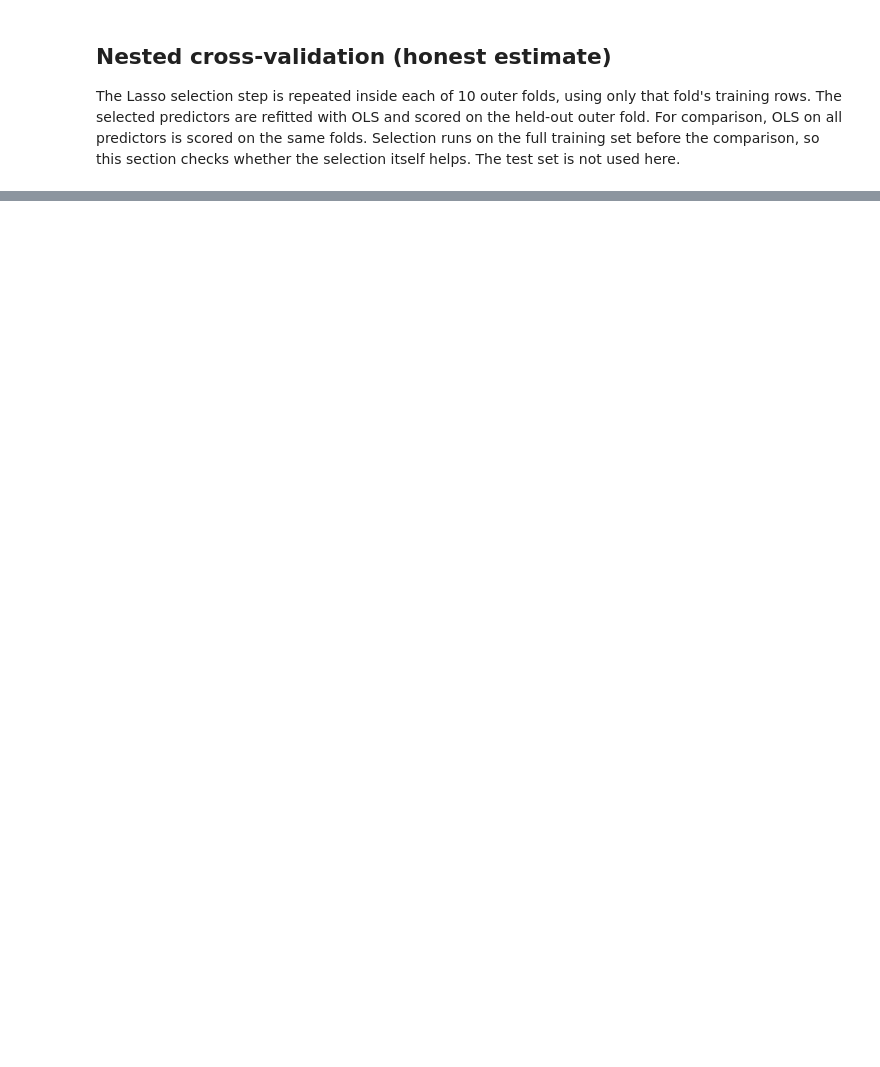
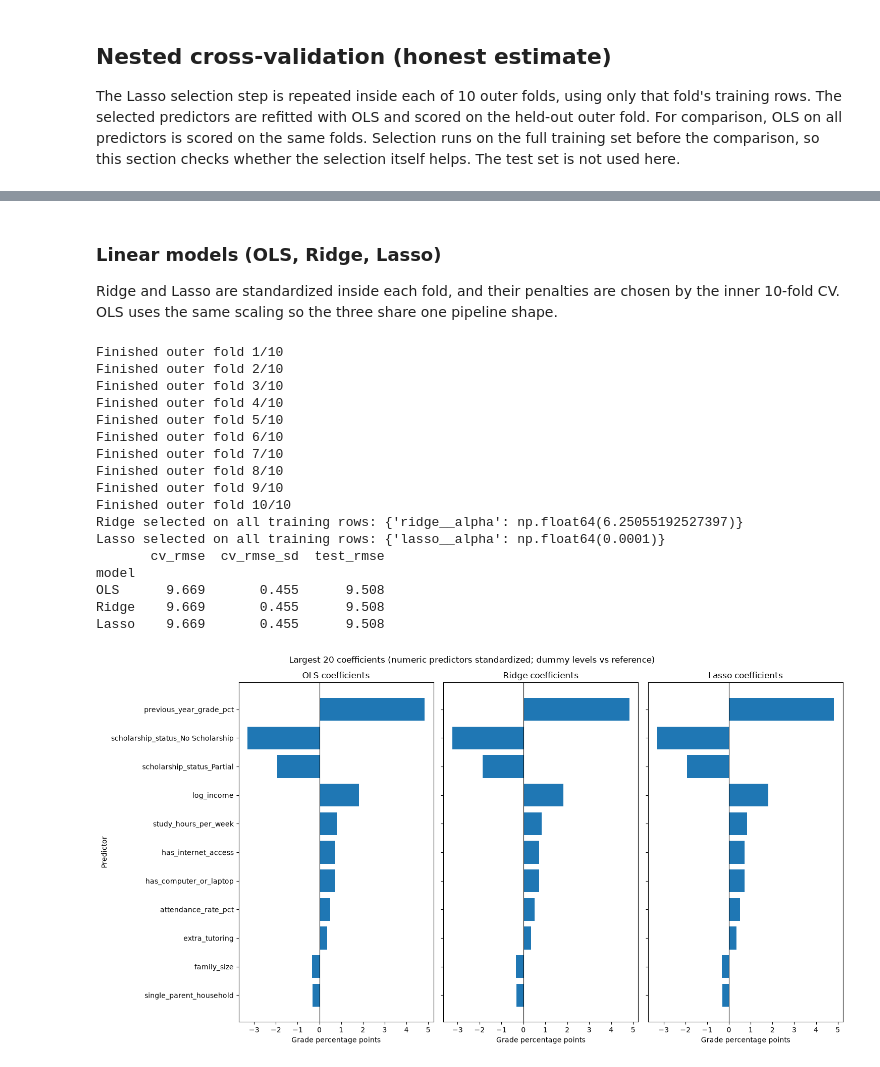
Before and after one commit to ZhangAnli/ST5227-Course-Project, a Jupyter notebook: Project.ipynb, the cells around one changed output, grey strips where cells are left out. Cells and saved outputs as stored; diff of their text form; code cells hidden in the pictures; blank space fills up the shorter version.

```diff
--- a/Project.ipynb
+++ b/Project.ipynb
@@ -306,0 +295,57 @@ plt.show()
+# %% [markdown]
+### Linear models (OLS, Ridge, Lasso)
+
+Ridge and Lasso are standardized inside each fold, and their penalties are chosen by the inner 10-fold CV. OLS uses the same scaling so the three share one pipeline shape.
+# %%
+def tune_ridge():
+    return GridSearchCV(scaled_model(MODEL_COLS, Ridge()), {'ridge__alpha': RIDGE_GRID},
+                        cv=inner_cv, scoring='neg_root_mean_squared_error', n_jobs=-1)
+
+
+def tune_lasso():
+    return GridSearchCV(scaled_model(MODEL_COLS, Lasso(max_iter=20000)), {'lasso__alpha': ALPHA_GRID},
+                        cv=inner_cv, scoring='neg_root_mean_squared_error', n_jobs=-1)
+
+
+linear_results = run_group({
+    'OLS': lambda: scaled_model(MODEL_COLS, LinearRegression()),
+    'Ridge': tune_ridge,
+    'Lasso': tune_lasso,
+})
+
+coef_series = {}
+for name in ['OLS', 'Ridge', 'Lasso']:
+    fitted = linear_results['fitted'][name]
+    coef_series[name] = pd.Series(fitted[-1].coef_, index=fitted[:-1].get_feature_names_out())
+
+largest = pd.concat(coef_series, axis=1).abs().max(axis=1)
+feature_order = largest.nlargest(min(20, len(largest))).sort_values().index
+fig, axes = plt.subplots(1, 3, figsize=(15, 8), sharey=True)
+for ax, name in zip(axes, ['OLS', 'Ridge', 'Lasso']):
+    ax.barh(feature_order, coef_series[name].loc[feature_order])
+    ax.axvline(0, color='black', linewidth=0.8)
+    ax.set_title(f'{name} coefficients')
+    ax.set_xlabel('Grade percentage points')
+axes[0].set_ylabel('Predictor')
+fig.suptitle('Largest 20 coefficients (numeric predictors standardized; dummy levels vs reference)')
+plt.tight_layout()
+plt.show()
+# %% [output]
+Finished outer fold 1/10
+Finished outer fold 2/10
+Finished outer fold 3/10
+Finished outer fold 4/10
+Finished outer fold 5/10
+Finished outer fold 6/10
+Finished outer fold 7/10
+Finished outer fold 8/10
+Finished outer fold 9/10
+Finished outer fold 10/10
+Ridge selected on all training rows: {'ridge__alpha': np.float64(6.25055192527397)}
+Lasso selected on all training rows: {'lasso__alpha': np.float64(0.0001)}
+       cv_rmse  cv_rmse_sd  test_rmse
+model
+OLS      9.669       0.455      9.508
+Ridge    9.669       0.455      9.508
+Lasso    9.669       0.455      9.508
+[figure, added]
```
Also changed, not shown: parts of 11 cells of this notebook.
